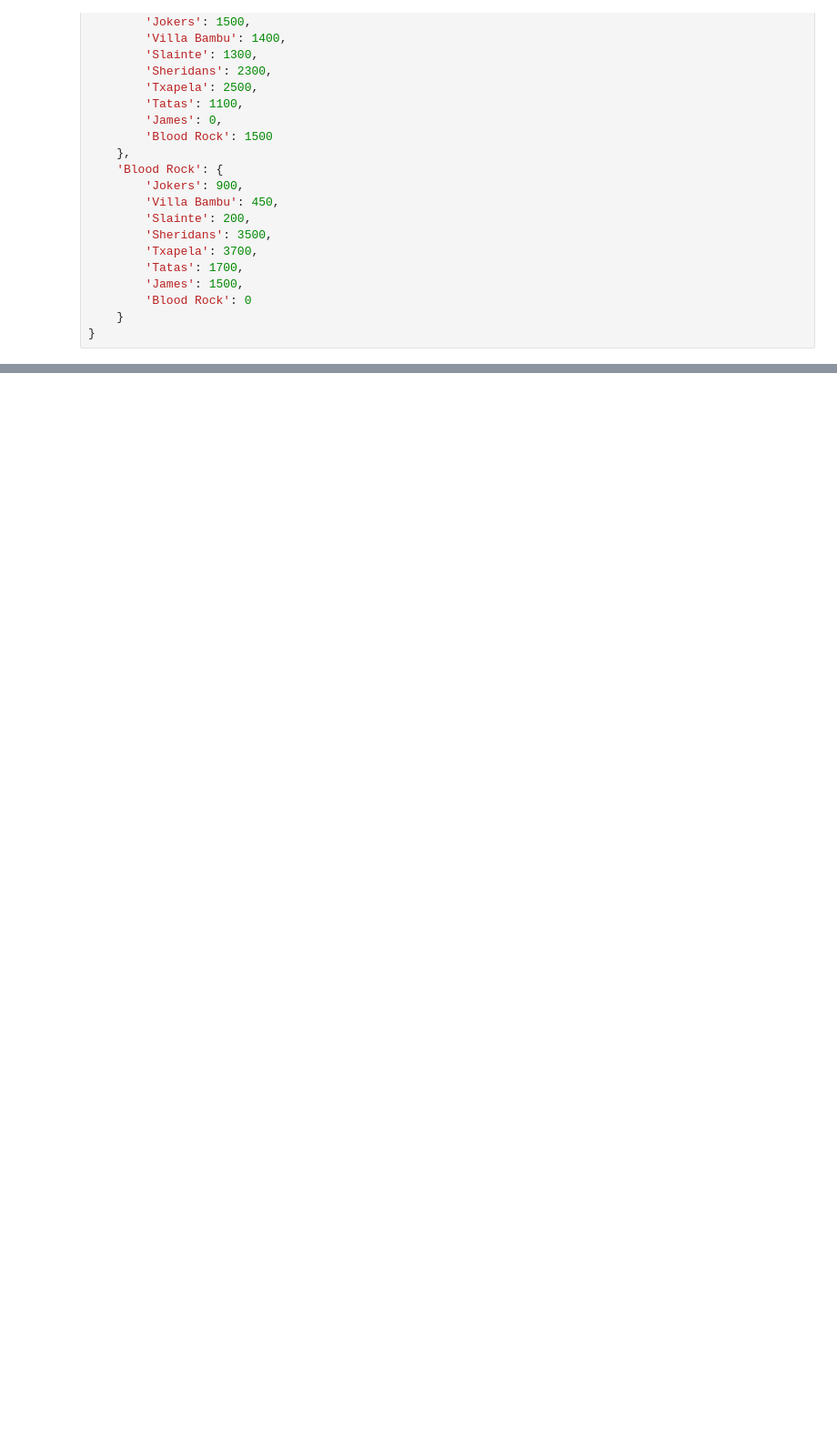
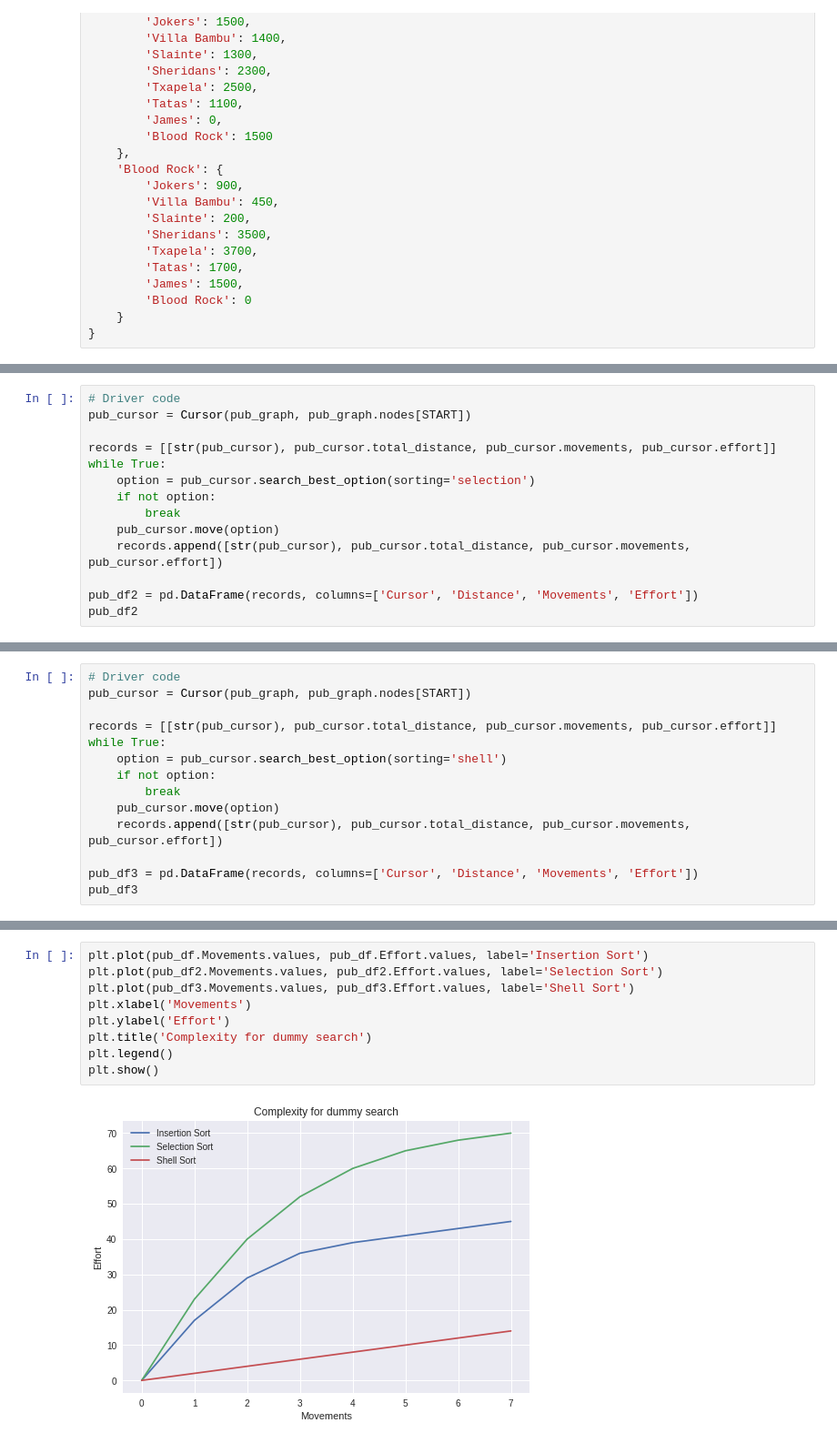
Before and after one commit to brunolcarli/GooGraph, a Jupyter notebook: Beer_route.ipynb, the cells around one changed output, grey strips where cells are left out. Shown at 91% size. Drawn from its saved outputs; the diff is of its cells as text; blank space fills up the shorter version.

Commit message:
ADD insert and shell sort approaches

```diff
--- a/Beer_route.ipynb
+++ b/Beer_route.ipynb
@@ -259,0 +357,14 @@ pub_df
+# %%
+# Driver code
+pub_cursor = Cursor(pub_graph, pub_graph.nodes[START])
+
+records = [[str(pub_cursor), pub_cursor.total_distance, pub_cursor.movements, pub_cursor.effort]]
+while True:
+    option = pub_cursor.search_best_option(sorting='selection')
+    if not option:
+        break
+    pub_cursor.move(option)
+    records.append([str(pub_cursor), pub_cursor.total_distance, pub_cursor.movements, pub_cursor.effort])
+
+pub_df2 = pd.DataFrame(records, columns=['Cursor', 'Distance', 'Movements', 'Effort'])
+pub_df2
@@ -259,0 +381,14 @@ pub_df
+# %%
+# Driver code
+pub_cursor = Cursor(pub_graph, pub_graph.nodes[START])
+
+records = [[str(pub_cursor), pub_cursor.total_distance, pub_cursor.movements, pub_cursor.effort]]
+while True:
+    option = pub_cursor.search_best_option(sorting='shell')
+    if not option:
+        break
+    pub_cursor.move(option)
+    records.append([str(pub_cursor), pub_cursor.total_distance, pub_cursor.movements, pub_cursor.effort])
+
+pub_df3 = pd.DataFrame(records, columns=['Cursor', 'Distance', 'Movements', 'Effort'])
+pub_df3
@@ -259,0 +405,11 @@ pub_df
+# %%
+plt.plot(pub_df.Movements.values, pub_df.Effort.values, label='Insertion Sort')
+plt.plot(pub_df2.Movements.values, pub_df2.Effort.values, label='Selection Sort')
+plt.plot(pub_df3.Movements.values, pub_df3.Effort.values, label='Shell Sort')
+plt.xlabel('Movements')
+plt.ylabel('Effort')
+plt.title('Complexity for dummy search')
+plt.legend()
+plt.show()
+# %% [output]
+[figure, added]
```
Also changed, not shown: parts of 6 cells of this notebook.
